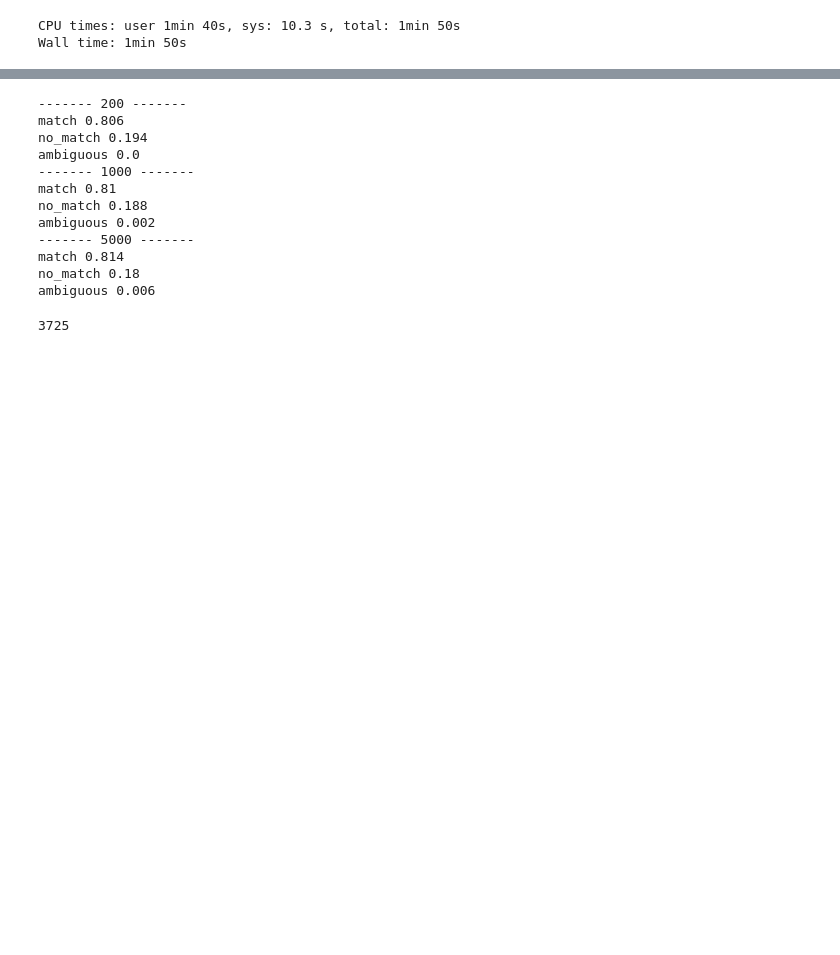
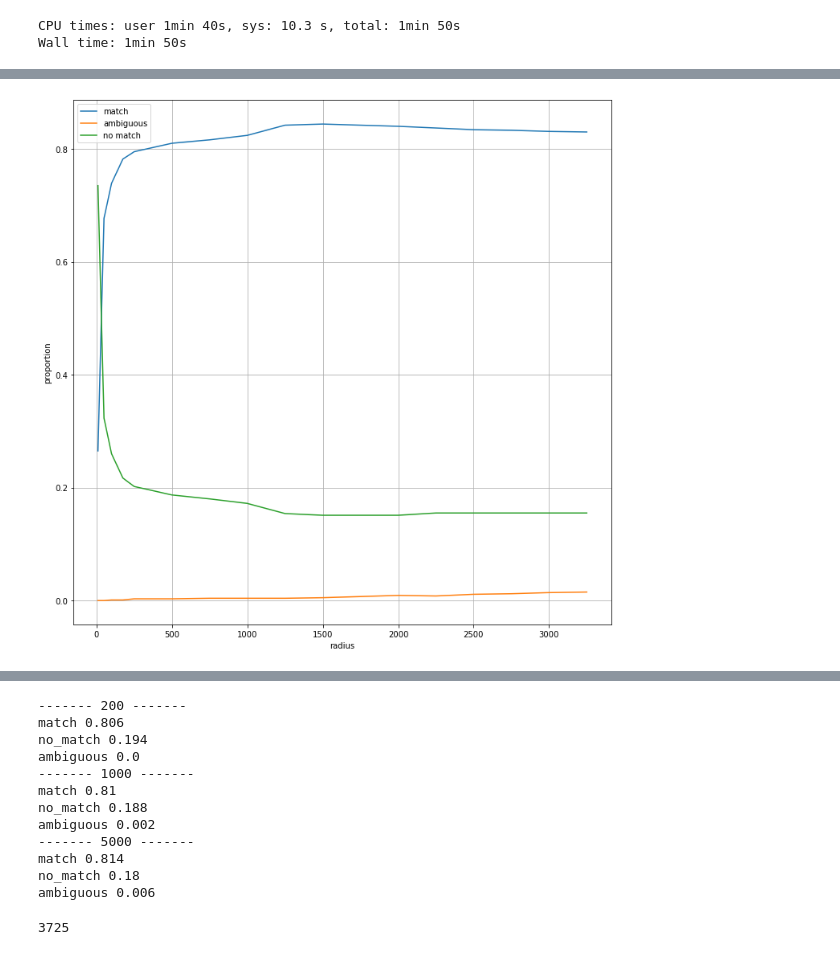
Before and after one commit to UoA-eResearch/auckland-housing, a Jupyter notebook: phase1.ipynb, the cells around one changed output, grey strips where cells are left out. Cells and saved outputs as stored; diff of their text form; code cells hidden in the pictures; blank space fills up the shorter version.

```diff
--- a/phase1.ipynb
+++ b/phase1.ipynb
@@ -193,30 +185,15 @@ addresses.sample(5)
 addresses_tree = cKDTree(np.array(list(addresses.geometry.apply(lambda x: (x.x, x.y)))))
 bcs_numbered_tree = cKDTree(np.array(list(bcs_numbered.geometry.apply(lambda x: (x.x, x.y)))))
 bcs_ranged_tree = cKDTree(np.array(list(bcs_ranged.geometry.apply(lambda x: (x.x, x.y)))))
-# %%
-# list of lists: ith sub list contains indices of use_tree points within r of the ith data_tree point
-r = 200
-bcs_numbered_neighbours = bcs_numbered_tree.query_ball_tree(addresses_tree, r)
-# %%
-matches = {}
-for r in [200, 2000, 5000]:
-    matches[r] = []
-    bcs_numbered_neighbours = bcs_numbered_tree.query_ball_tree(addresses_tree, r)
-    for i, neighbours in tqdm(enumerate(bcs_numbered_neighbours)):
-        matches[r].append(np.sum(bcs_numbered.iloc[i].number_name == addresses.iloc[neighbours].number_name))
 # %%
-# list of lists: ith sub list contains indices of use_tree points within r of the ith data_tree point
+# test some radii to see which is suitable
 bcs_numbered_sample = bcs_numbered.sample(1000)
 bcs_numbered_sample_tree = cKDTree(np.array(list(bcs_numbered_sample.geometry.apply(lambda x: (x.x, x.y)))))
 matches = {}
-for r in [200, 2000, 5000]:
+for r in [10, 50, 100, 175] + list(range(250, 3251, 250)):
     matches[r] = []
+    # list of lists: ith sub list contains indices of use_tree points within r of the ith data_tree point
     bcs_numbered_neighbours = bcs_numbered_sample_tree.query_ball_tree(addresses_tree, r)
     for i, neighbours in tqdm(enumerate(bcs_numbered_neighbours)):
+        # check how many matches there are
         matches[r].append(np.sum(bcs_numbered_sample.iloc[i].number_name == addresses.iloc[neighbours].number_name))
-# %%
-for r in [200, 2000, 5000]:
-    print('####', r, '####')
-    print('match:', np.sum(np.array(matches[r]) == 1) / len(matches[r]))
-    print('ambiguous:', np.sum(np.array(matches[r]) > 1) / len(matches[r]))
-    print('no match:', np.sum(np.array(matches[r]) == 0) / len(matches[r]))
@@ -281,0 +200,17 @@ Wall time: 24.4 s
+# %%
+# for r in sorted(matches.keys()):
+#     print('####', r, '####')
+#     print('match:', np.sum(np.array(matches[r]) == 1) / len(matches[r]))
+#     print('ambiguous:', np.sum(np.array(matches[r]) > 1) / len(matches[r]))
+#     print('no match:', np.sum(np.array(matches[r]) == 0) / len(matches[r]))
+r_list = list(sorted(matches.keys()))
+ax = plt.subplot(1,1,1)
+ax.plot(r_list, [np.sum(np.array(matches[r]) == 1) / len(matches[r]) for r in r_list], label='match')
+ax.plot(r_list, [np.sum(np.array(matches[r]) > 1) / len(matches[r]) for r in r_list], label='ambiguous')
+ax.plot(r_list, [np.sum(np.array(matches[r]) == 0) / len(matches[r]) for r in r_list], label='no match')
+ax.legend()
+plt.xlabel('radius')
+plt.ylabel('proportion')
+plt.grid()
+# %% [output]
+[figure, added]
```
Also changed, not shown: parts of 28 cells of this notebook.
